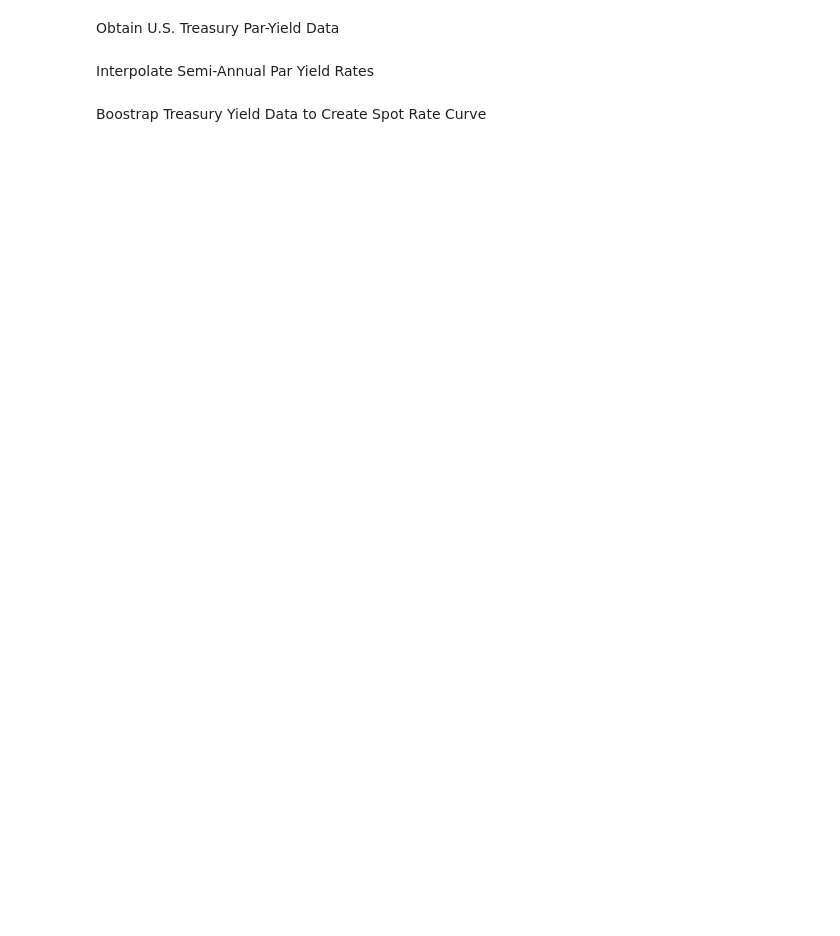
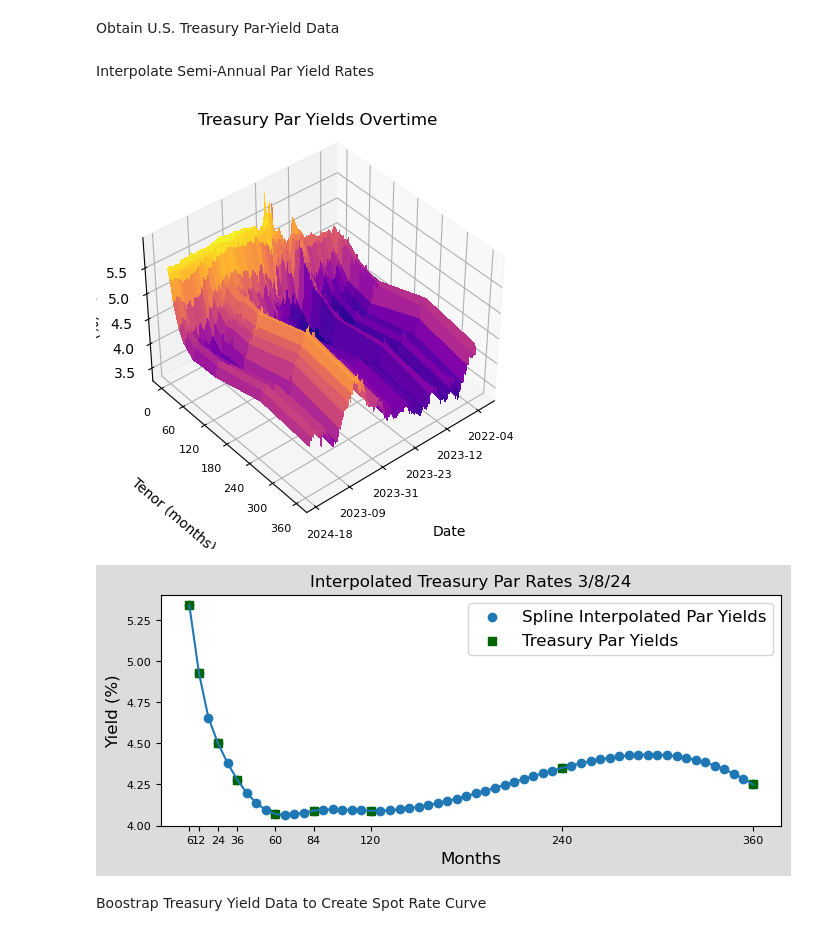
Before and after one commit to wrcarpenter/Z-Spread, a Jupyter notebook: z_spread.ipynb, the cells around one changed output. Drawn from its saved outputs; the diff is of its cells as text; code cells hidden in the pictures; blank space fills up the shorter version.

```diff
--- a/z_spread.ipynb
+++ b/z_spread.ipynb
@@ -19,8 +22,9 @@ import z_spread as pricing
 Obtain U.S. Treasury Par-Yield Data
 # %%
 # Importing data available on Github
-tsy  = pd.read_csv("https://raw.githubusercontent.com/wrcarpenter/Z-Spread/main/Data/daily-treasury-rates.csv", header=0)
-head = pd.read_csv("https://raw.githubusercontent.com/wrcarpenter/Z-Spread/main/Data/daily-treasury-spot-header.csv")
-# Add charting here
+tsy      = pd.read_csv("https://raw.githubusercontent.com/wrcarpenter/Z-Spread/main/Data/daily-treasury-rates.csv", header=0)
+head     = pd.read_csv("https://raw.githubusercontent.com/wrcarpenter/Z-Spread/main/Data/daily-treasury-spot-header.csv")
+tsy_cols = list(tsy.columns.values)
+cols     = list(head.columns.values)
 # %% [markdown]
 Interpolate Semi-Annual Par Yield Rates
@@ -29,3 +31,12 @@ ylds = boot.interpolate_yields(tsy, head)
+# %%
+# Semi-annual interpolation
+ylds = boot.interpolate_yields(tsy, head)
+# 3D visualization of yields
+chrts.tsy_rate_surface(tsy, 40, 50, 5,7)
+chrts.interp_tsy_yld_plot(ylds, tsy_cols, 8, 3)
+# %% [output]
+[figure, added]
+[figure, added]
 # %% [markdown]
 Boostrap Treasury Yield Data to Create Spot Rate Curve
 # %%
```
Also changed, not shown: parts of 7 cells of this notebook.
